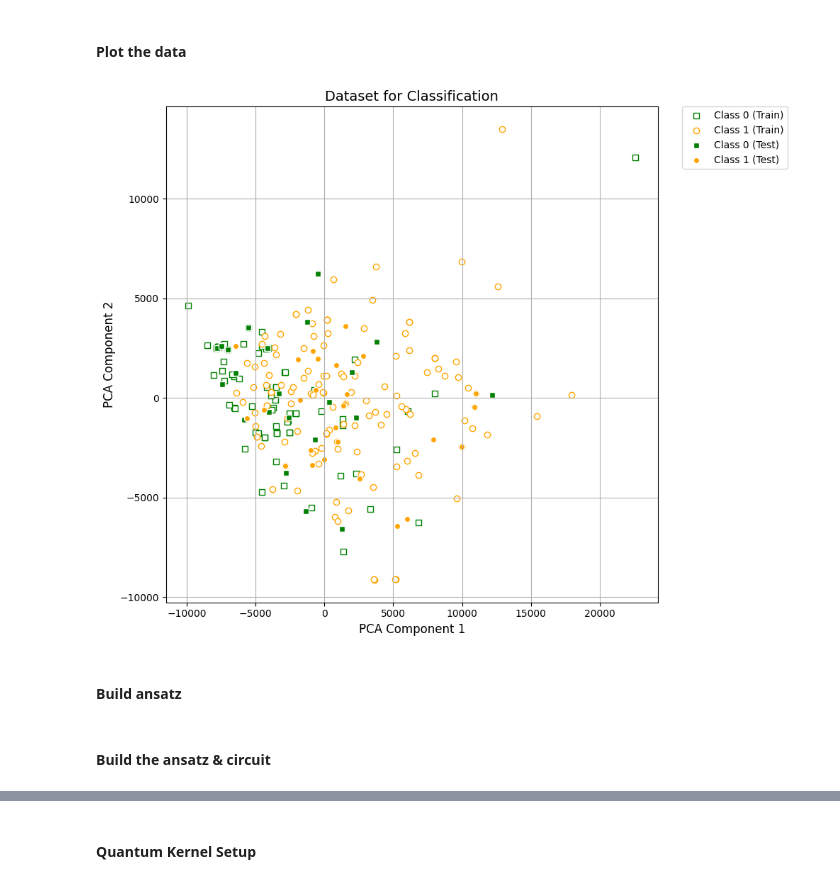
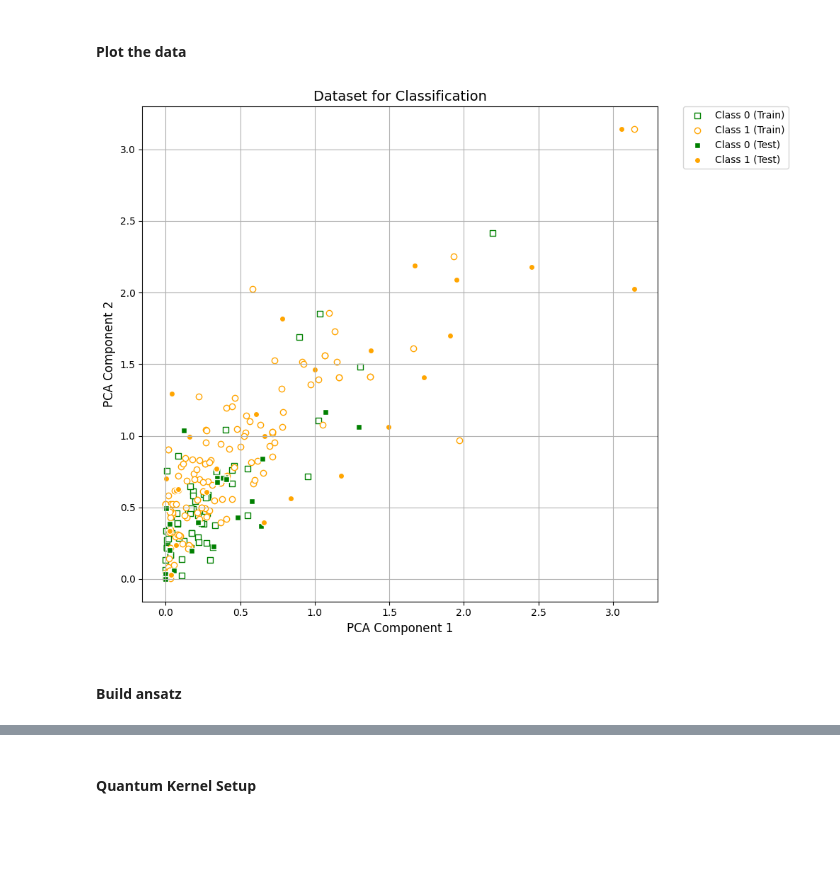
Before and after one commit to ketayon/BRAIN_TUMOR_DETECTION, a Jupyter notebook: Pegasos_upgrated_qsvc_qiskit_brain_tumor_detection.ipynb, the cells around one changed output, grey strips where cells are left out. Drawn from its saved outputs; the diff is of its cells as text; code cells hidden in the pictures; blank space fills up the shorter version.

```diff
--- a/Pegasos_upgrated_qsvc_qiskit_brain_tumor_detection.ipynb
+++ b/Pegasos_upgrated_qsvc_qiskit_brain_tumor_detection.ipynb
@@ -86,7 +86,7 @@ plt.imshow(colored_mri)
 # %% [markdown]
 #### Load and preprocess the images
 # %%
-img_size = (128, 128)
+img_size = (256, 256)
 
 def load_images_from_folder(folder, label, target_size=img_size):
     """
@@ -221,3 +240,10 @@ X_test_padded = np.pad(X_test_pca, ((0, 0), (0, 27 - X_test_pca.shape[1])), mode
+# %%
+n_dimensions = 18
+X_train_red = reduce_to_n_dimensions(X_train, n_dimensions)
+X_test_red = reduce_to_n_dimensions(X_test, n_dimensions)
+# %%
+X_train_reduced = MinMaxScaler(feature_range=(0, np.pi)).fit_transform(X_train_red)
+X_test_reduced = MinMaxScaler(feature_range=(0, np.pi)).fit_transform(X_test_red)
 # %% [markdown]
 #### Convolutional Layer
 # %%
@@ -269,8 +303,8 @@ plt.show()
 plt.figure(figsize=(10, 8))
 
 plt.scatter(
-    X_train_padded[np.where(y_train == 0)[0], 0],
-    X_train_padded[np.where(y_train == 0)[0], 1],
+    X_train_reduced[np.where(y_train == 0)[0], 0],
+    X_train_reduced[np.where(y_train == 0)[0], 1],
     marker="s",
     facecolors="w",
     edgecolors="green",
@@ -278,40 +312,40 @@ plt.scatter(
 )
 
 plt.scatter(
-    X_train_padded[np.where(y_train == 1)[0], 0],
-    X_train_padded[np.where(y_train == 1)[0], 1],
+    X_train_reduced[np.where(y_train == 1)[0], 0],
+    X_train_reduced[np.where(y_train == 1)[0], 1],
     marker="o",
     facecolors="w",
     edgecolors="orange",
     label="Class 1 (Train)",
 )
 
 plt.scatter(
-    X_test_padded[np.where(y_test == 0)[0], 0],
-    X_test_padded[np.where(y_test == 0)[0], 1],
+    X_test_reduced[np.where(y_test == 0)[0], 0],
+    X_test_reduced[np.where(y_test == 0)[0], 1],
     marker="s",
     facecolors="green",
     edgecolors="w",
     label="Class 0 (Test)",
 )
 
 plt.scatter(
-    X_test_padded[np.where(y_test == 1)[0], 0],
-    X_test_padded[np.where(y_test == 1)[0], 1],
+    X_test_reduced[np.where(y_test == 1)[0], 0],
+    X_test_reduced[np.where(y_test == 1)[0], 1],
     marker="o",
     facecolors="orange",
     edgecolors="w",
     label="Class 1 (Test)",
 )
 
 plt.legend(bbox_to_anchor=(1.05, 1), loc="upper left", borderaxespad=0.0)
 plt.title("Dataset for Classification", fontsize=14)
 plt.xlabel("PCA Component 1", fontsize=12)
 plt.ylabel("PCA Component 2", fontsize=12)
 plt.grid(True)
 plt.tight_layout()
 plt.show()
 # %% [output]
-[figure, old version]
+[figure, new version]
 # %% [markdown]
 #### Build ansatz
@@ -361,2 +351,0 @@ ansatz = build_ansatz(num_qubits, params)
-# %% [markdown]
-#### Build the ansatz & circuit
```
Also changed, not shown: parts of 25 cells of this notebook, 2 other files.
